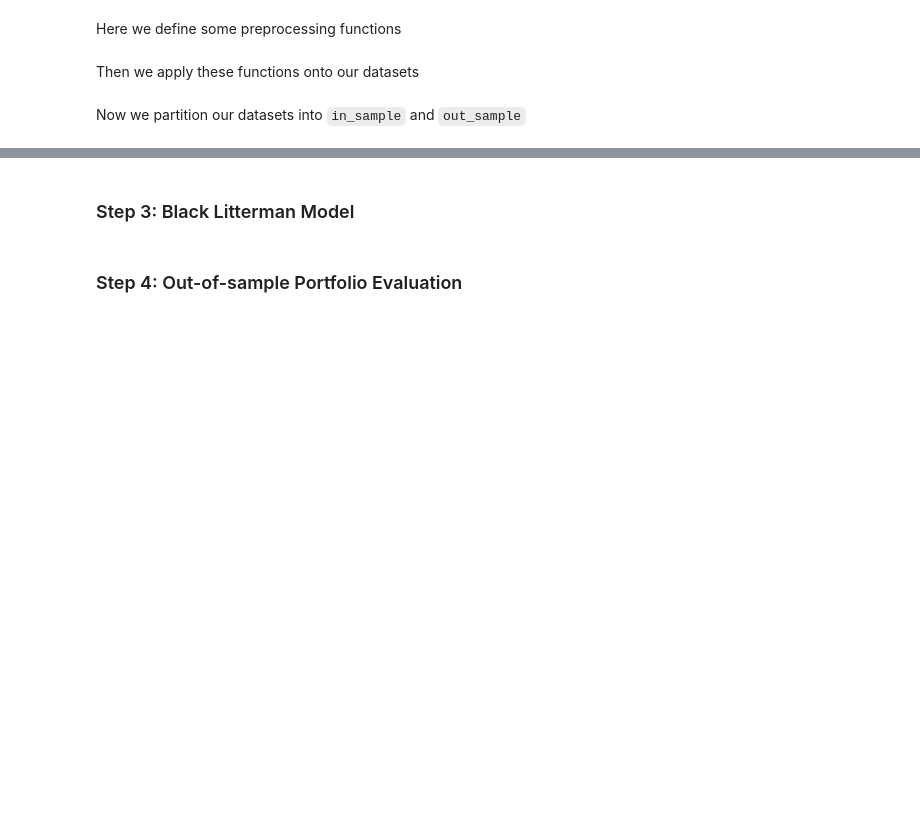
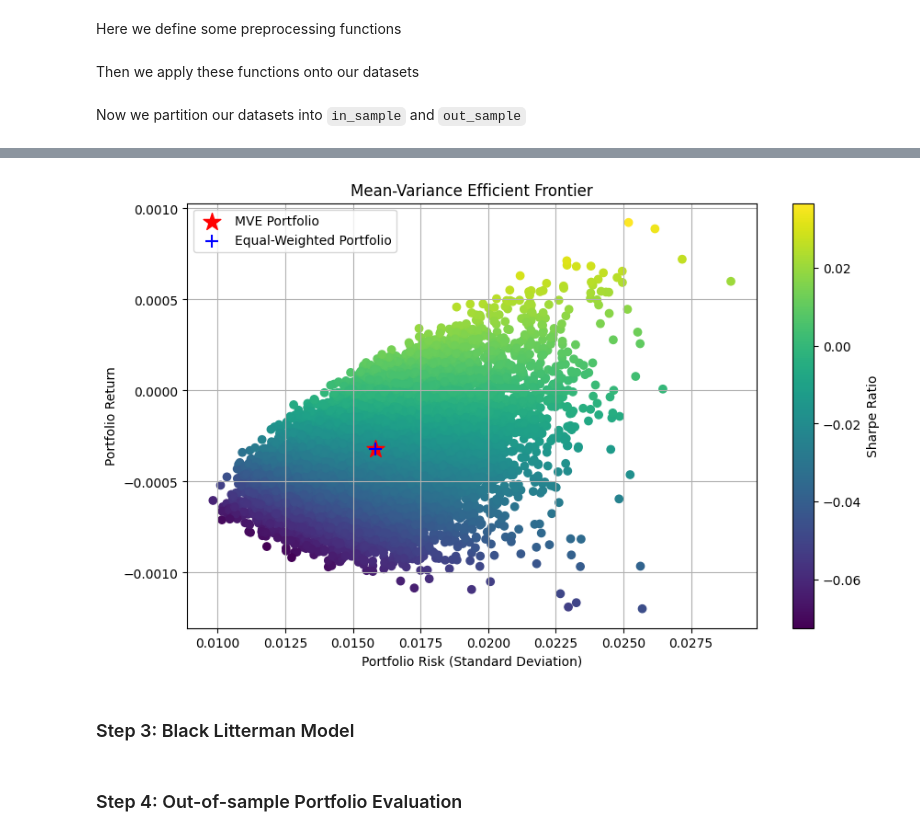
Before and after one commit to zazzane/STA4020-Stat-Modelling-in-Finance-Markets, a Jupyter notebook: Final Project/final_project_code.ipynb, the cells around one changed output, grey strips where cells are left out. Saved outputs shown, nothing was run; the diff lists cells and outputs as text; code cells hidden in the pictures; blank space fills up the shorter version.

```diff
--- a/Final Project/final_project_code.ipynb
+++ b/Final Project/final_project_code.ipynb
@@ -169,3 +293,41 @@ v_data_in_sample.head()
+# %%
+import matplotlib.pyplot as plt
+
+# Generate portfolios
+num_portfolios = 10000
+results = np.zeros((3, num_portfolios))
+weights_record = []
+
+for i in range(num_portfolios):
+    weights = np.random.random(n_assets)
+    weights /= np.sum(weights)  # Normalize weights
+    weights_record.append(weights)
+
+    # Calculate portfolio return and risk
+    portfolio_return = np.dot(weights, expected_returns)
+    portfolio_std_dev = np.sqrt(np.dot(weights.T, np.dot(cov_matrix, weights)))
+
+    results[0, i] = portfolio_std_dev
+    results[1, i] = portfolio_return
+    results[2, i] = (portfolio_return - 0) / portfolio_std_dev  # Sharpe Ratio
+
+# Convert results to DataFrame for easier handling
+results_df = pd.DataFrame(results.T, columns=['std_dev', 'returns', 'sharpe_ratio'])
+
+# Plotting the MVE Frontier
+plt.figure(figsize=(10, 6))
+plt.scatter(results_df['std_dev'], results_df['returns'], c=results_df['sharpe_ratio'], cmap='viridis')
+plt.colorbar(label='Sharpe Ratio')
+plt.scatter(mve_std_dev, mve_return, color='red', marker='*', s=200, label='MVE Portfolio')
+plt.scatter(equal_std_dev, equal_return, color='blue', marker='+', s=100, label='Equal-Weighted Portfolio')
+plt.title('Mean-Variance Efficient Frontier')
+plt.xlabel('Portfolio Risk (Standard Deviation)')
+plt.ylabel('Portfolio Return')
+plt.legend()
+plt.grid()
+plt.show()
+# %% [output]
+[figure, added]
 # %% [markdown]
 ### Step 3: Black Litterman Model
 # %% [markdown]
```
Also changed, not shown: parts of 18 cells of this notebook.
